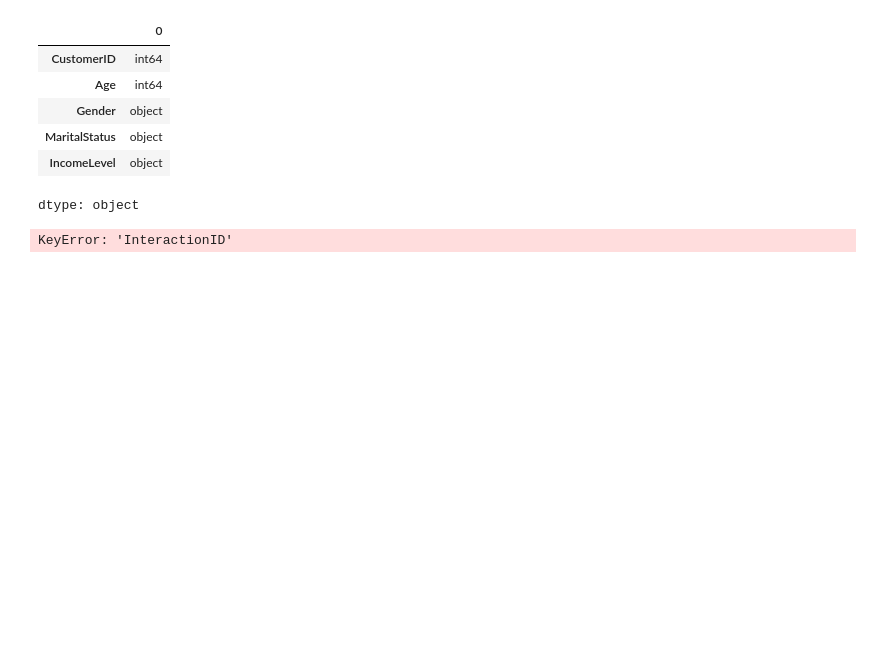
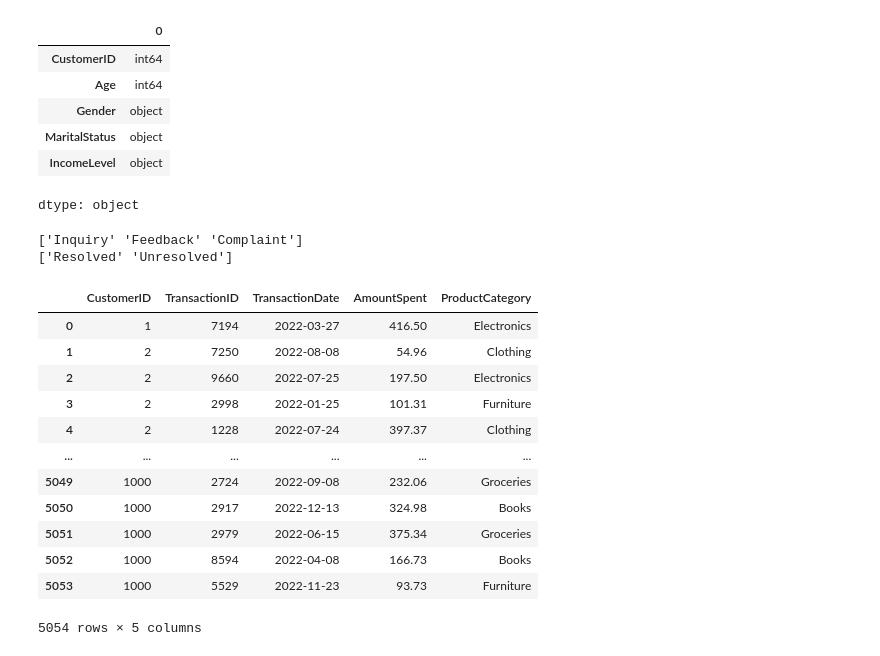
Before and after one commit to Alaina-dev/Data-cleaning-Customer-churn-data-analysis, a Jupyter notebook: Customer_churn_data.ipynb, the cells around one changed output. Cells and saved outputs as stored; diff of their text form; code cells hidden in the pictures; blank space fills up the shorter version.

```diff
--- a/Customer_churn_data.ipynb
+++ b/Customer_churn_data.ipynb
@@ -173,9 +174,9 @@ service_df.dtypes
 dtype: object
 # %%
 # 6 - check categorical fields for consistency
-print(service_df["InteractionID"].unique())
-print(service_df["InteractionDate"].unique())
+
 print(service_df["InteractionType"].unique())
 print(service_df["ResolutionStatus"].unique())
 # %% [output]
-KeyError: 'InteractionID'
+['Inquiry' 'Feedback' 'Complaint']
+['Resolved' 'Unresolved']
@@ -181,0 +192,16 @@ KeyError: 'InteractionID'
+# %%
+transaction_df
+# %% [output]
+|  | CustomerID | TransactionID | TransactionDate | AmountSpent | ProductCategory |
+| 0 | 1 | 7194 | 2022-03-27 | 416.50 | Electronics |
+| 1 | 2 | 7250 | 2022-08-08 | 54.96 | Clothing |
+| 2 | 2 | 9660 | 2022-07-25 | 197.50 | Electronics |
+| 3 | 2 | 2998 | 2022-01-25 | 101.31 | Furniture |
+| 4 | 2 | 1228 | 2022-07-24 | 397.37 | Clothing |
+| ... | ... | ... | ... | ... | ... |
+| 5049 | 1000 | 2724 | 2022-09-08 | 232.06 | Groceries |
+| 5050 | 1000 | 2917 | 2022-12-13 | 324.98 | Books |
+| 5051 | 1000 | 2979 | 2022-06-15 | 375.34 | Groceries |
+| 5052 | 1000 | 8594 | 2022-04-08 | 166.73 | Books |
+| 5053 | 1000 | 5529 | 2022-11-23 | 93.73 | Furniture |
+5054 rows × 5 columns
```
Also changed, not shown: parts of 24 cells of this notebook.
